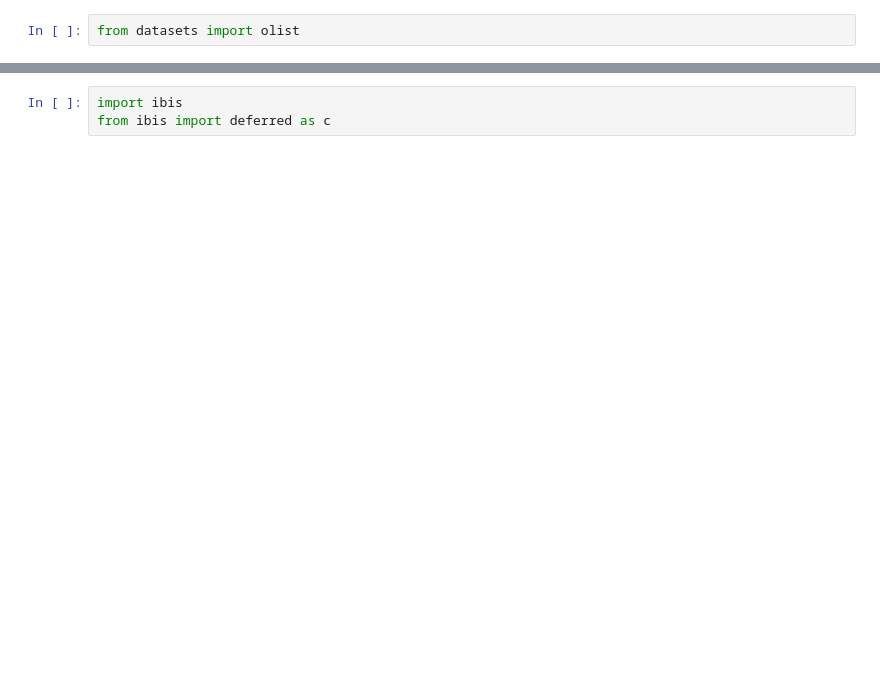
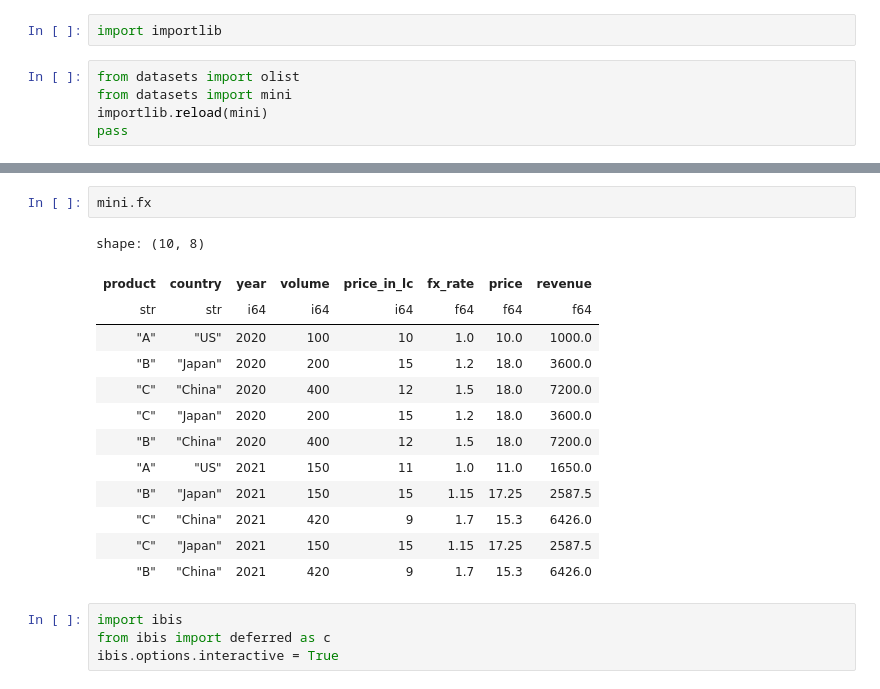
Before and after one commit to kamicollo/pvm, a Jupyter notebook: wip.ipynb, the cells around one changed output, grey strips where cells are left out. Cells and saved outputs as stored; diff of their text form; blank space fills up the shorter version.

```diff
--- a/wip.ipynb
+++ b/wip.ipynb
@@ -1,5 +1,10 @@
+# %%
+import importlib
 # %%
 from datasets import olist
+from datasets import mini
+importlib.reload(mini)
+pass
 # %%
 olist.sales_data
 # %% [output]
@@ -17,7 +22,24 @@ shape: (108_323, 15)
 | "72a30483855e2eafc67aee5dc25604… | "sports_leisure" | "c3cfdc648177fdbbbb35635a37472c… | "PR" | "fffce4705a9662cd70adb13d4a3183… | "29309aa813182aaddc9b259e31b870… | "SP" | 99.9 | ... |
 | "9c422a519119dcad7575db5af1ba54… | "computers_accessories" | "2b3e4a2a3ea8e01938cabda2a3e5cc… | "SP" | "fffe18544ffabc95dfada21779c964… | "b5e6afd5a41800fdf401e0272ca746… | "SP" | 55.99 | ... |
 | "350688d9dc1e75ff97be326363655e… | "bed_bath_table" | "f7ccf836d21b2fb1de37564105216c… | "SP" | "fffe41c64501cc87c801fd61db3f62… | "96d649da0cc4ff33bb408b199d4c7d… | "SP" | 43.0 | ... |
+# %%
+mini.fx
+# %% [output]
+shape: (10, 8)
+| product | country | year | volume | price_in_lc | fx_rate | price | revenue |
+| str | str | i64 | i64 | i64 | f64 | f64 | f64 |
+| "A" | "US" | 2020 | 100 | 10 | 1.0 | 10.0 | 1000.0 |
+| "B" | "Japan" | 2020 | 200 | 15 | 1.2 | 18.0 | 3600.0 |
+| "C" | "China" | 2020 | 400 | 12 | 1.5 | 18.0 | 7200.0 |
+| "C" | "Japan" | 2020 | 200 | 15 | 1.2 | 18.0 | 3600.0 |
+| "B" | "China" | 2020 | 400 | 12 | 1.5 | 18.0 | 7200.0 |
+| "A" | "US" | 2021 | 150 | 11 | 1.0 | 11.0 | 1650.0 |
+| "B" | "Japan" | 2021 | 150 | 15 | 1.15 | 17.25 | 2587.5 |
+| "C" | "China" | 2021 | 420 | 9 | 1.7 | 15.3 | 6426.0 |
+| "C" | "Japan" | 2021 | 150 | 15 | 1.15 | 17.25 | 2587.5 |
+| "B" | "China" | 2021 | 420 | 9 | 1.7 | 15.3 | 6426.0 |
 # %%
 import ibis
 from ibis import deferred as c
+ibis.options.interactive = True
 # %%
```
Also changed, not shown: parts of 7 cells of this notebook, 4 other files.
